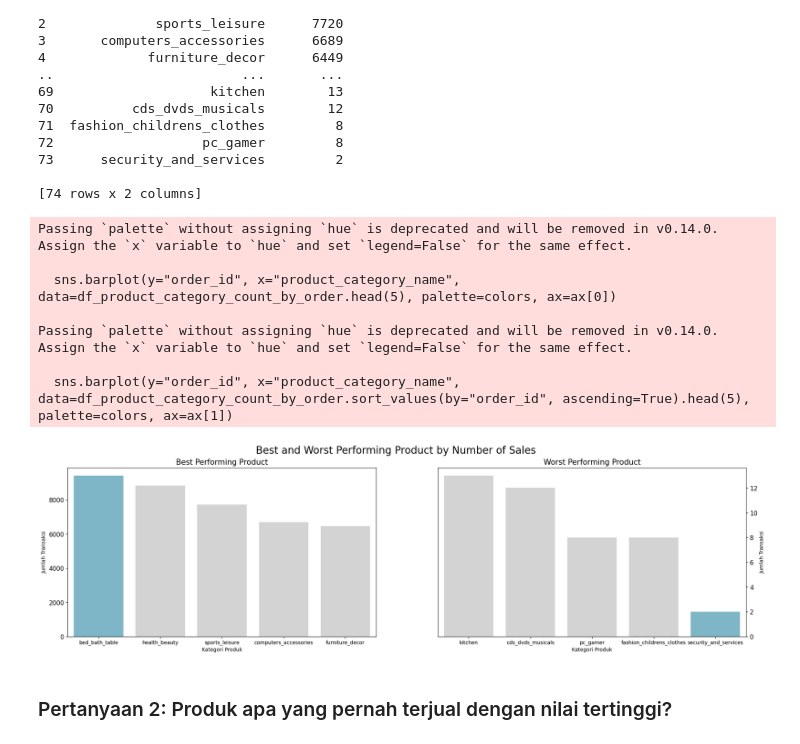
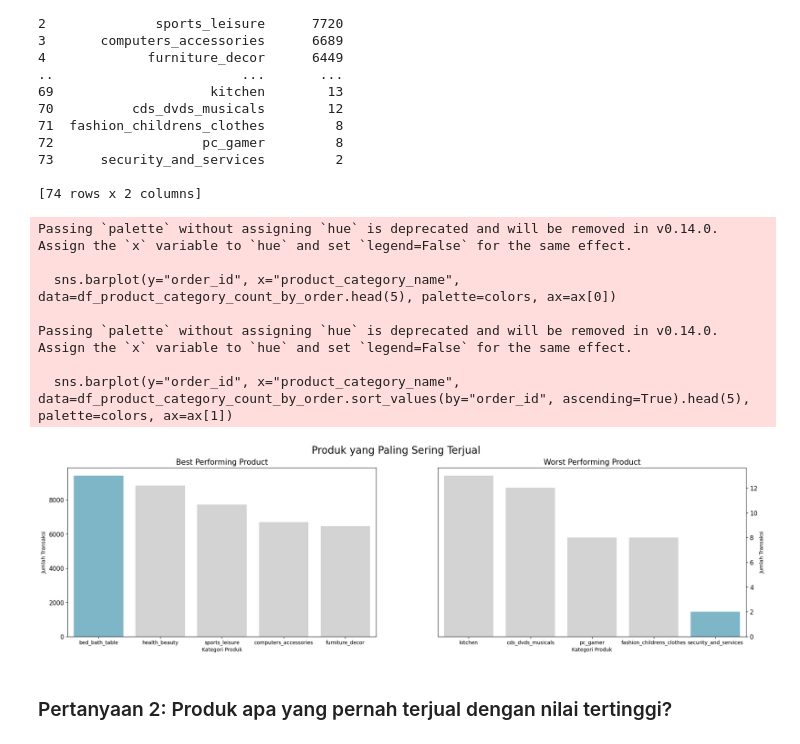
Before and after one commit to lovdianchel/customer-analysis-dicoding, a Jupyter notebook: notebook.ipynb, the cells around one changed output. Drawn from its saved outputs; the diff is of its cells as text; code cells hidden in the pictures.

```diff
--- a/notebook.ipynb
+++ b/notebook.ipynb
@@ -862,34 +862,34 @@ print(df_product_category_count_by_order)
 # %%
 fig, ax = plt.subplots(nrows=1, ncols=2, figsize=(24, 6))
 
 colors = ["#72BCD4", "#D3D3D3", "#D3D3D3", "#D3D3D3", "#D3D3D3"]
 
 sns.barplot(y="order_id", x="product_category_name", data=df_product_category_count_by_order.head(5), palette=colors, ax=ax[0])
 ax[0].set_ylabel("Jumlah Transaksi")
 ax[0].set_xlabel("Kategori Produk")
 ax[0].set_title("Best Performing Product", loc="center", fontsize=15)
 ax[0].tick_params(axis ='y', labelsize=12)
 
 sns.barplot(y="order_id", x="product_category_name", data=df_product_category_count_by_order.sort_values(by="order_id", ascending=True).head(5), palette=colors, ax=ax[1])
 ax[1].set_ylabel("Jumlah Transaksi")
 ax[1].set_xlabel("Kategori Produk")
 ax[1].invert_xaxis()
 ax[1].yaxis.set_label_position("right")
 ax[1].yaxis.tick_right()
 ax[1].set_title("Worst Performing Product", loc="center", fontsize=15)
 ax[1].tick_params(axis='y', labelsize=12)
 
-plt.suptitle("Best and Worst Performing Product by Number of Sales", fontsize=20)
+plt.suptitle("Produk yang Paling Sering Terjual", fontsize=20)
 plt.show()
 # %% [output]
 Passing `palette` without assigning `hue` is deprecated and will be removed in v0.14.0. Assign the `x` variable to `hue` and set `legend=False` for the same effect.
 
   sns.barplot(y="order_id", x="product_category_name", data=df_product_category_count_by_order.head(5), palette=colors, ax=ax[0])
 
 Passing `palette` without assigning `hue` is deprecated and will be removed in v0.14.0. Assign the `x` variable to `hue` and set `legend=False` for the same effect.
 
   sns.barplot(y="order_id", x="product_category_name", data=df_product_category_count_by_order.sort_values(by="order_id", ascending=True).head(5), palette=colors, ax=ax[1])
-[figure, old version]
+[figure, new version]
 # %% [markdown]
 ### Pertanyaan 2: Produk apa yang pernah terjual dengan nilai tertinggi?
 # %%
```
Also changed, not shown: parts of 8 cells of this notebook, 1 other file.
